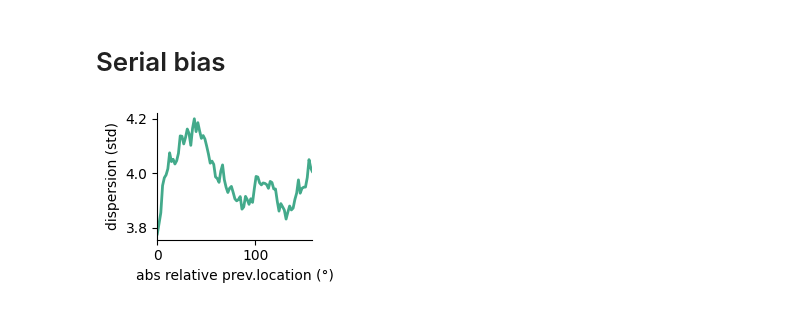
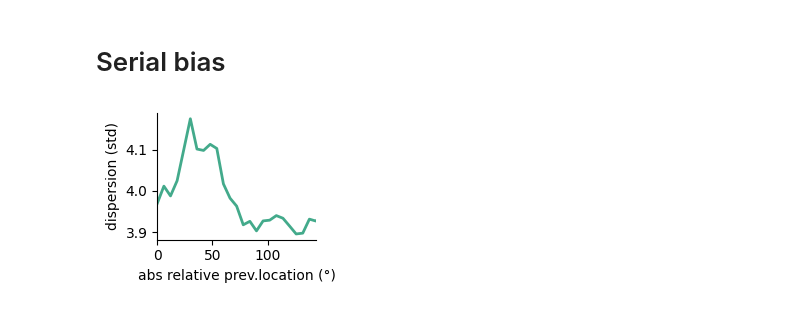
Before and after one commit to jmourabarbosa/sb_for_david, a Jupyter notebook: Mel_sims/evalModel_JB.ipynb, the cells around one changed output. Cells and saved outputs as stored; diff of their text form; code cells hidden in the pictures.

```diff
--- a/Mel_sims/evalModel_JB.ipynb
+++ b/Mel_sims/evalModel_JB.ipynb
@@ -159,32 +159,32 @@ df_models['error2_area1'] = circdist(df_models.response2_area1.values, df_models
 df_models['error2_area2'] = circdist(df_models.response2_area2.values, df_models.stim2_location_rad.values)
 # %%
 folded=True
-w1 = np.pi/100
-w2 = np.pi/8
+w1 = np.pi/30
+w2 = np.pi/5
 
 
 # colors for delay dependence plots
 import matplotlib
 cmap_delay = matplotlib.cm.get_cmap('RdBu')
 colors_delay = ['darkred', 'steelblue']
 
 # compute SD of response (average of both areas)
 prevcurr_both = df_models['prev_curr'].values
 error_both = df_models['response2Err'].values
 
 x, mov, std_mov = mov_avg(prevcurr_both, error_both, w1, w2, folded)
 x, mov, std_mov = np.rad2deg(x), np.rad2deg(mov), np.rad2deg(std_mov)
 
 plt.figure(figsize=(2.4,2.))
 # plt.axhline(color='#333333', alpha=0.5)
 # plt.axvline(color='#333333', alpha=0.5)
 plt.plot(x, std_mov, color=colors['SerialBias'], label='delay', lw=2)
 # plt.scatter(np.rad2deg(df.prev_curr), -0.4*dog1(DoG_SIGMA, df.prev_curr))
 #plt.fill_between(x, mov -std_mov, mov+std_mov, alpha=0.3, color=colors_delay[0])
 plt.xlabel('abs relative prev.location (°)')
 plt.ylabel('dispersion (std)')
 plt.xlim(0,180-np.rad2deg(w2))
 sns.despine()
 plt.tight_layout()
 # %% [output]
-[figure, old version]
+[figure, new version]
```
Also changed, not shown: 3 other files.
